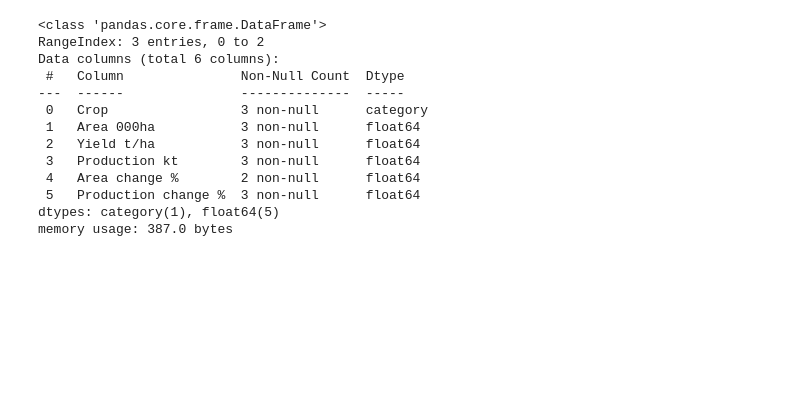
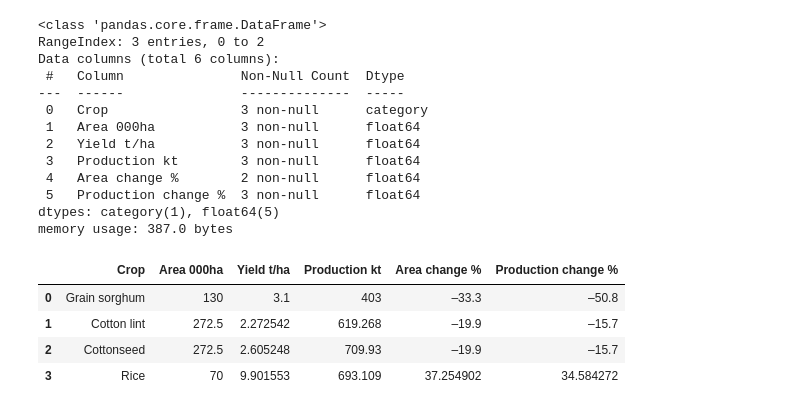
Before and after one commit to Moisebea/Crop_Report, a Jupyter notebook: OneDrive/Documents/Bureau/ABARES Dec Crop Report/Scraping_data.ipynb, the cells around one changed output. Cells and saved outputs as stored; diff of their text form; code cells hidden in the pictures; blank space fills up the shorter version.

```diff
--- a/OneDrive/Documents/Bureau/ABARES Dec Crop Report/Scraping_data.ipynb
+++ b/OneDrive/Documents/Bureau/ABARES Dec Crop Report/Scraping_data.ipynb
@@ -798,0 +808,8 @@ memory usage: 387.0 bytes
+# %%
+Table_5
+# %% [output]
+|  | Crop | Area 000ha | Yield t/ha | Production kt | Area change % | Production change % |
+| 0 | Grain sorghum | 130 | 3.1 | 403 | –33.3 | –50.8 |
+| 1 | Cotton lint | 272.5 | 2.272542 | 619.268 | –19.9 | –15.7 |
+| 2 | Cottonseed | 272.5 | 2.605248 | 709.93 | –19.9 | –15.7 |
+| 3 | Rice | 70 | 9.901553 | 693.109 | 37.254902 | 34.584272 |
```
Also changed, not shown: parts of 4 cells of this notebook.
